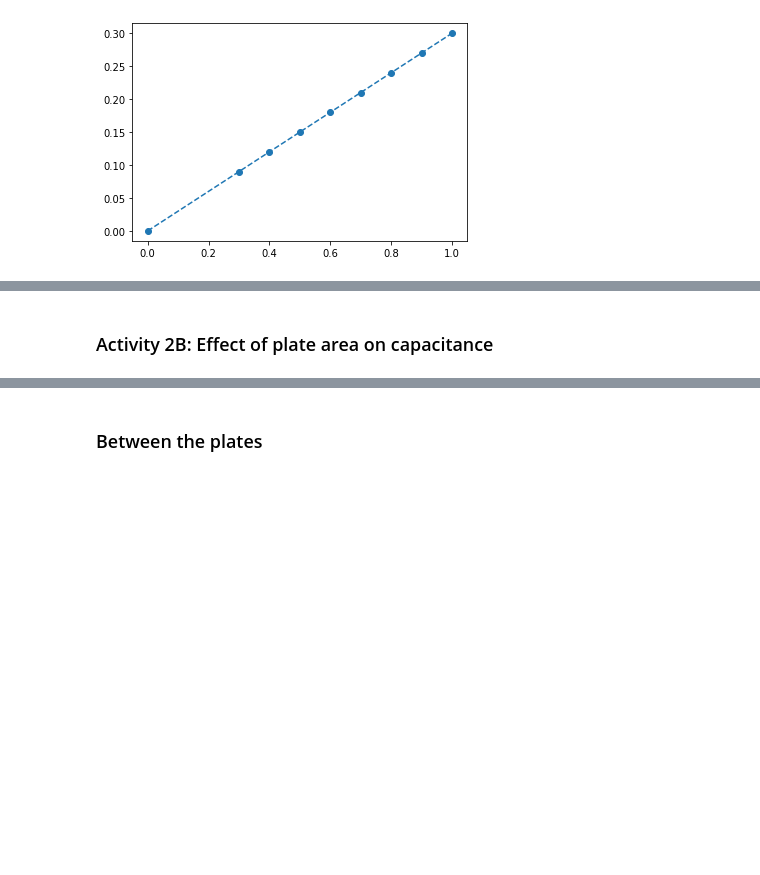
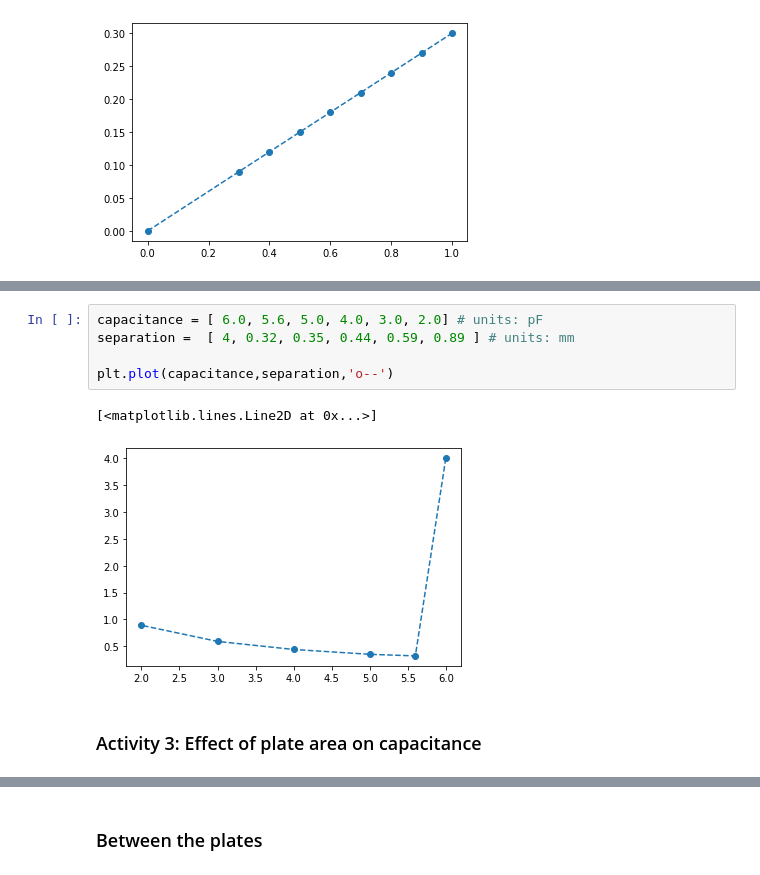
Before and after one commit to firasm/capacitor_talk, a Jupyter notebook: Capacitor.ipynb, the cells around one changed output, grey strips where cells are left out. Saved outputs shown, nothing was run; the diff lists cells and outputs as text; blank space fills up the shorter version.

```diff
--- a/Capacitor.ipynb
+++ b/Capacitor.ipynb
@@ -150,2 +167,10 @@ plt.plot(capacitance,separation,'o--')
+# %%
+capacitance = [ 6.0, 5.6, 5.0, 4.0, 3.0, 2.0] # units: pF
+separation =  [ 4, 0.32, 0.35, 0.44, 0.59, 0.89 ] # units: mm
+
+plt.plot(capacitance,separation,'o--')
+# %% [output]
+[<matplotlib.lines.Line2D at 0x...>]
+[figure, added]
 # %% [markdown]
-### Activity 2B: Effect of plate area on capacitance
+### Activity 3: Effect of plate area on capacitance
```
Also changed, not shown: parts of 50 cells of this notebook, 2 other files.
